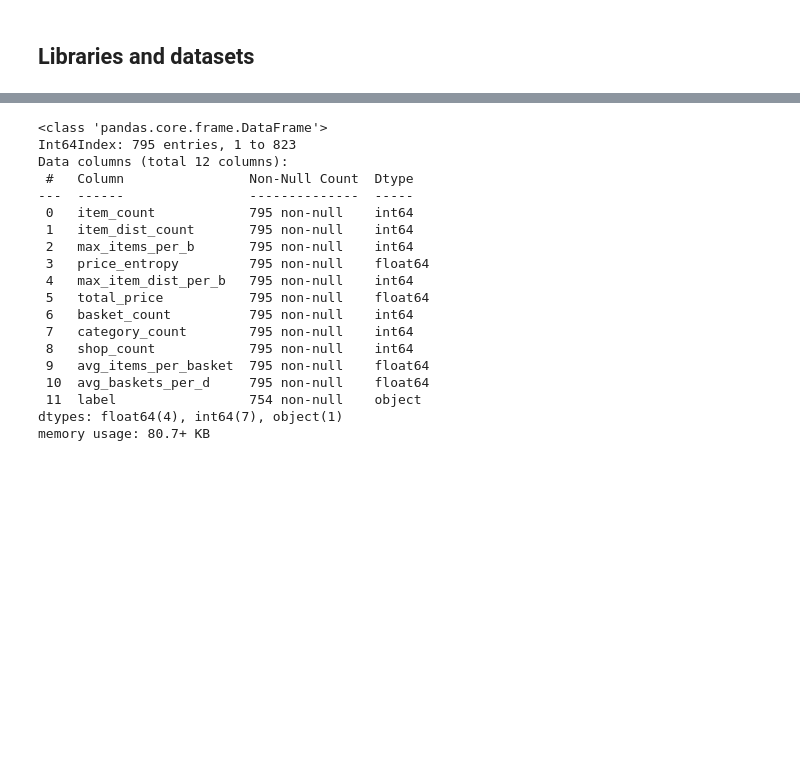
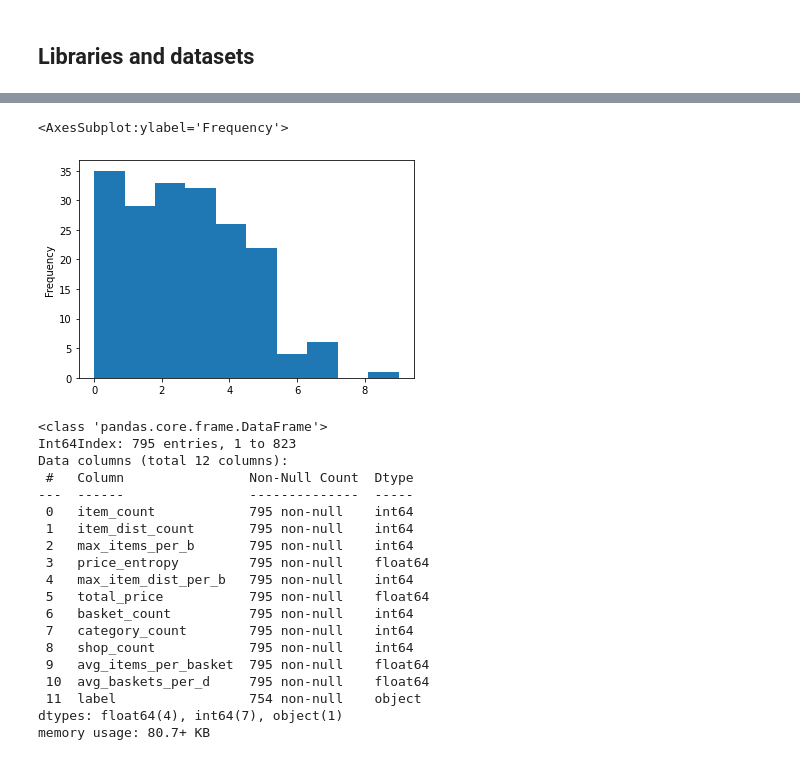
Before and after one commit to frankpietro/dm-project, a Jupyter notebook: DM_DonatiFrancaviglia_TASK3/predictive_labelling.ipynb, the cells around one changed output, grey strips where cells are left out. Cells and saved outputs as stored; diff of their text form; code cells hidden in the pictures; blank space fills up the shorter version.

```diff
--- a/DM_DonatiFrancaviglia_TASK3/predictive_labelling.ipynb
+++ b/DM_DonatiFrancaviglia_TASK3/predictive_labelling.ipynb
@@ -26,3 +52,8 @@ with open(f'{PICKLE_FOLDER}{PURE}{LABELLED}{USER_DF}.pkl', 'rb') as f:
+# %%
+u_df[u_df['all'] == 2][LAB].plot(kind='hist')
+# %% [output]
+<AxesSubplot:ylabel='Frequency'>
+[figure, added]
 # %%
 u_df.info()
 # %% [output]
```
Also changed, not shown: parts of 3 cells of this notebook.
